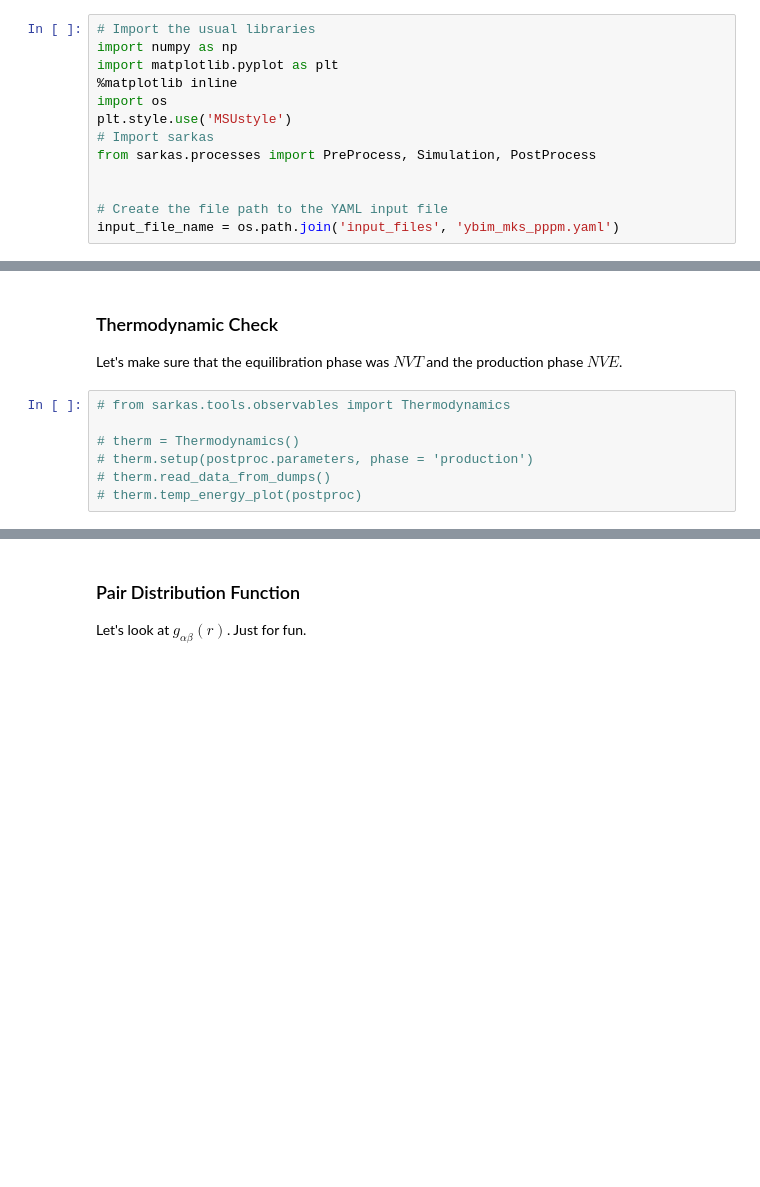
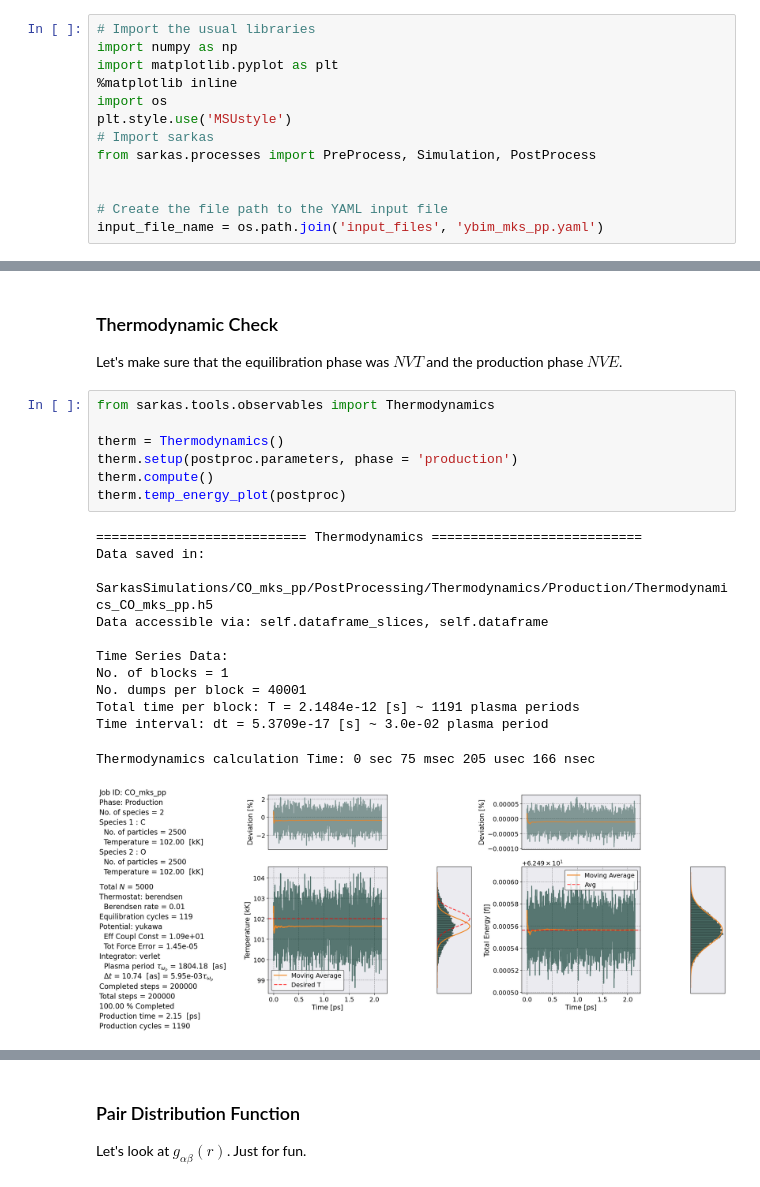
Before and after one commit to lucianogsilvestri/sarkas, a Jupyter notebook: docs/examples/BYM/BYM_Dynamics.ipynb, the cells around one changed output, grey strips where cells are left out. Cells and saved outputs as stored; diff of their text form; blank space fills up the shorter version.

```diff
--- a/docs/examples/BYM/BYM_Dynamics.ipynb
+++ b/docs/examples/BYM/BYM_Dynamics.ipynb
@@ -16,7 +16,7 @@ from sarkas.processes import PreProcess, Simulation, PostProcess
 
 
 # Create the file path to the YAML input file
-input_file_name = os.path.join('input_files', 'ybim_mks_pppm.yaml')
+input_file_name = os.path.join('input_files', 'ybim_mks_pp.yaml')
 # %%
 # pre = PreProcess(input_file_name)
 # pre.setup(read_yaml=True)
@@ -35,9 +35,22 @@ postproc.setup(read_yaml=True)
 
 Let's make sure that the equilibration phase was $NVT$ and the production phase $NVE$.
 # %%
-# from sarkas.tools.observables import Thermodynamics
+from sarkas.tools.observables import Thermodynamics
 
-# therm = Thermodynamics()
-# therm.setup(postproc.parameters, phase = 'production')
-# therm.read_data_from_dumps()
-# therm.temp_energy_plot(postproc)
+therm = Thermodynamics()
+therm.setup(postproc.parameters, phase = 'production')
+therm.compute()
+therm.temp_energy_plot(postproc)
+# %% [output]
+=========================== Thermodynamics ===========================
+Data saved in:
+ SarkasSimulations/CO_mks_pp/PostProcessing/Thermodynamics/Production/Thermodynamics_CO_mks_pp.h5
+Data accessible via: self.dataframe_slices, self.dataframe
+
+Time Series Data:
+No. of blocks = 1
+No. dumps per block = 40001
+Total time per block: T = 2.1484e-12 [s] ~ 1191 plasma periods
+Time interval: dt = 5.3709e-17 [s] ~ 3.0e-02 plasma period
+Thermodynamics calculation Time: 0 sec 75 msec 205 usec 166 nsec
+[figure, added]
```
Also changed, not shown: parts of 2 cells of this notebook, 6 other files.
